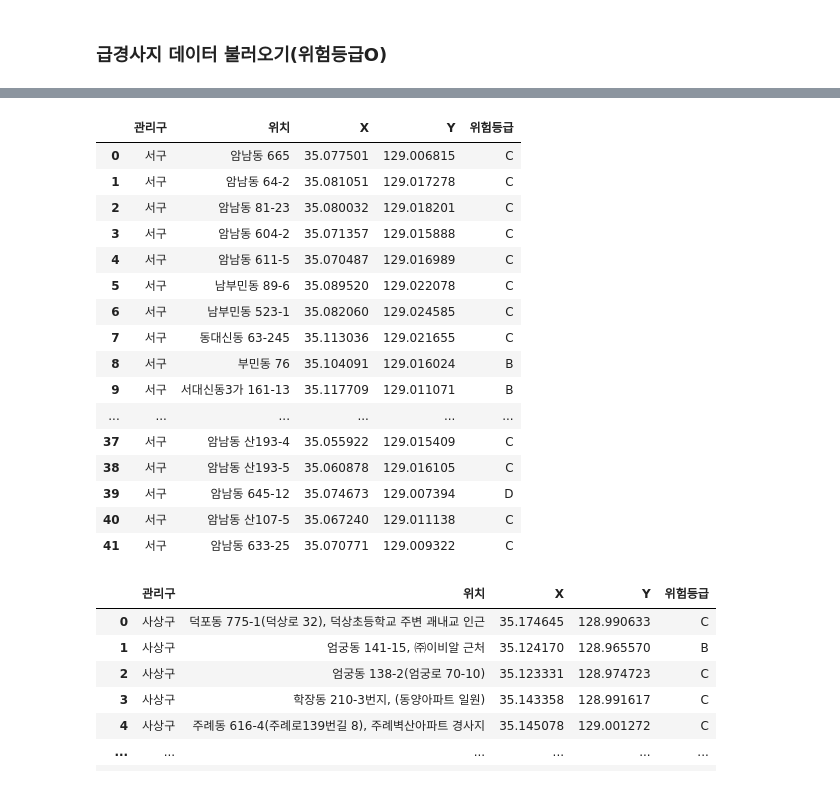
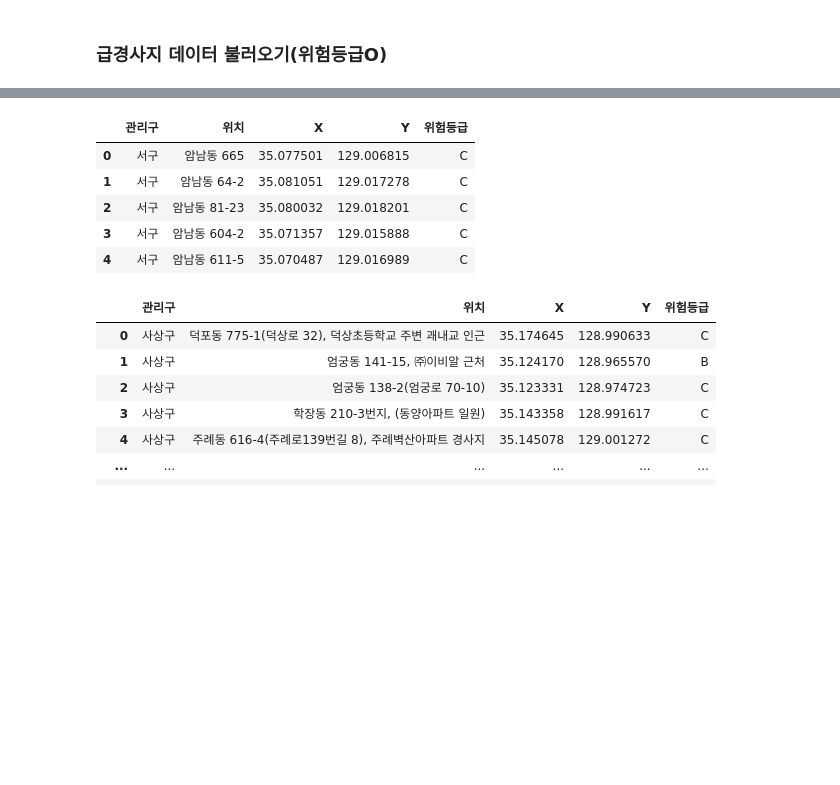
Before and after one commit to WithU-Bus/WithU-Bus, a Jupyter notebook: 급경사지.ipynb, the cells around one changed output, grey strips where cells are left out. Saved outputs shown, nothing was run; the diff lists cells and outputs as text; code cells hidden in the pictures; blank space fills up the shorter version.

```diff
--- a/급경사지.ipynb
+++ b/급경사지.ipynb
@@ -67,24 +38,13 @@ yeonje
 # %%
 seo = pd.read_excel('./data/서구_급경사지.xlsx')
-seo
+seo.head()
 # %% [output]
 |  | 관리구 | 위치 | X | Y | 위험등급 |
 | 0 | 서구 | 암남동 665 | 35.077501 | 129.006815 | C |
 | 1 | 서구 | 암남동 64-2 | 35.081051 | 129.017278 | C |
 | 2 | 서구 | 암남동 81-23 | 35.080032 | 129.018201 | C |
 | 3 | 서구 | 암남동 604-2 | 35.071357 | 129.015888 | C |
 | 4 | 서구 | 암남동 611-5 | 35.070487 | 129.016989 | C |
-| 5 | 서구 | 남부민동 89-6 | 35.089520 | 129.022078 | C |
-| 6 | 서구 | 남부민동 523-1 | 35.082060 | 129.024585 | C |
-| 7 | 서구 | 동대신동 63-245 | 35.113036 | 129.021655 | C |
-| 8 | 서구 | 부민동 76 | 35.104091 | 129.016024 | B |
-| 9 | 서구 | 서대신동3가 161-13 | 35.117709 | 129.011071 | B |
-| ... | ... | ... | ... | ... | ... |
-| 37 | 서구 | 암남동 산193-4 | 35.055922 | 129.015409 | C |
-| 38 | 서구 | 암남동 산193-5 | 35.060878 | 129.016105 | C |
-| 39 | 서구 | 암남동 645-12 | 35.074673 | 129.007394 | D |
-| 40 | 서구 | 암남동 산107-5 | 35.067240 | 129.011138 | C |
-| 41 | 서구 | 암남동 633-25 | 35.070771 | 129.009322 | C |
 # %%
 a = pd.concat([sasang, gangseo, yeonje, seo])
 a = a.reset_index(drop='true')
```
Also changed, not shown: parts of 13 cells of this notebook, 3 other files.
